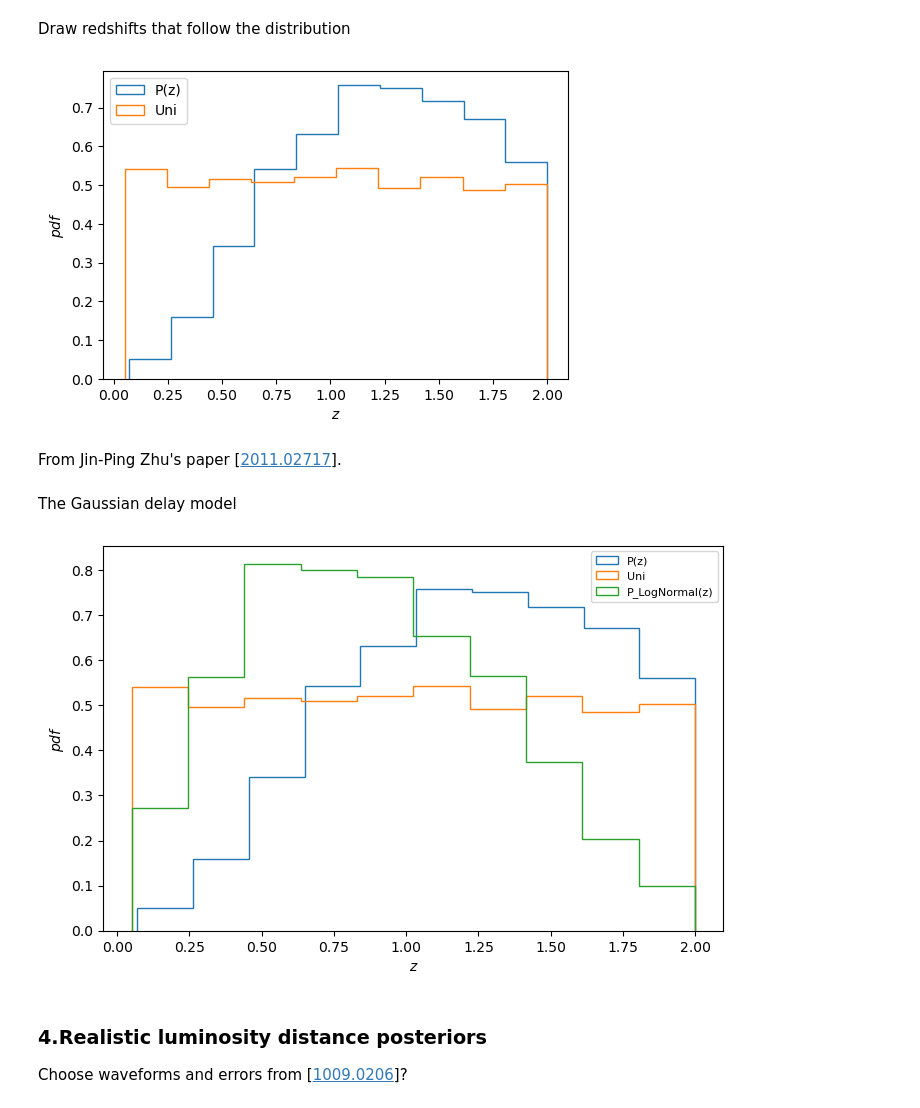
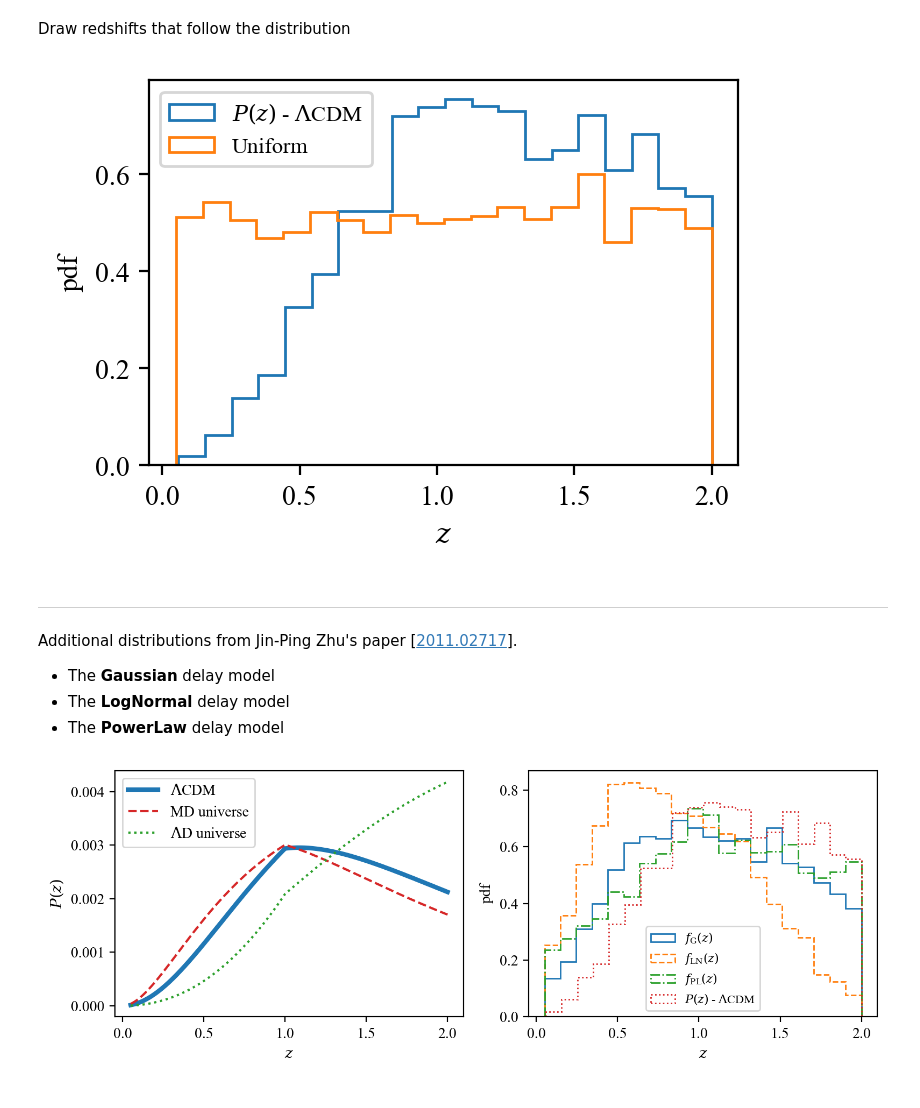
Before and after one commit to MariosNT/FRB_GW_association_cosmo, a Jupyter notebook: Notebooks/Realistic_sources/Realistic_sources.ipynb, the cells around one changed output. Saved outputs shown, nothing was run; the diff lists cells and outputs as text; code cells hidden in the pictures.

Commit message:
Update realistic sources code

```diff
--- a/Notebooks/Realistic_sources/Realistic_sources.ipynb
+++ b/Notebooks/Realistic_sources/Realistic_sources.ipynb
@@ -20,3 +22,9 @@ from cosmo_support import *
+# %%
+## Plotting
+plt.rcParams['font.family'] ='Times New Roman'
+plt.rcParams['mathtext.fontset'] = 'dejavuserif'
+# %%
+SAVE_FIG = True
 # %% [markdown]
 -------------------------------------
 # %% [markdown]
@@ -64,5 +66,5 @@ $$
 # %%
-redshift_array = np.linspace(0.05, 2, 100)
+redshift_array = np.linspace(0.05, 2, 500)
 # %%
 def Distribution_redshift(z, H0, Omega_m):
     Dc_squared = D_comoving(z, H0, Omega_m)**2
@@ -92,23 +98,29 @@ Pz_array = np.random.choice(redshift_array, size=5000, replace=True,\
                             p=Distribution_redshift(redshift_array, HUBBLE, OMEGA_MATTER))
 Uniform_z_array = np.random.choice(redshift_array, size=5000, replace=True)
 # %%
-fig = plt.figure(figsize=(6,4))
+fig = plt.figure(figsize=(3.8, 2.5), dpi=200)
 ax1 = fig.add_subplot(111)
 
-ax1.hist(Pz_array, density=True, histtype='step', label='P(z)')
-ax1.hist(Uniform_z_array, density=True, histtype='step', label='Uni')
+NBins = 20
+
+ax1.hist(Pz_array, bins=NBins, density=True, histtype='step', label=r'$P(z)$ - $\Lambda$CDM')
+ax1.hist(Uniform_z_array, bins=NBins, density=True, histtype='step', label='Uniform')
 
 ax1.set_xlabel(r'$z$')
-ax1.set_ylabel(r'$pdf$')
-ax1.legend(loc='upper left', fontsize=10)
+ax1.set_ylabel('pdf')
+ax1.legend(loc='upper left', fontsize=8)
 
 plt.show()
 # %% [output]
-[figure, old version]
+[figure, new version]
-# %% [markdown]
-From Jin-Ping Zhu's paper [[2011.02717](https://arxiv.org/abs/2011.02717)].
-# %% [markdown]
-The Gaussian delay model
+# %% [markdown]
+-------------------------------------
+# %% [markdown]
+Additional distributions from Jin-Ping Zhu's paper [[2011.02717](https://arxiv.org/abs/2011.02717)].
+
+- The **Gaussian** delay model
+- The **LogNormal** delay model
+- The **PowerLaw** delay model
 # %%
 def Distribution_redshift_Gaussian(z, epi=-7.553):
     f=(1+z)**(3.879*epi)+((1+z)/73.5)**(-0.4901*epi)+((1+z)/3.672)**(-5.691*epi)+((1+z)/3.411)**(-11.46*epi)+((1+z)/3.546)**(-16.38*epi)+((1+z)/3.716)**(-20.66*epi)
@@ -135,23 +147,36 @@ Pz_LogNormal = np.random.choice(redshift_array, size=5000, replace=True,\
 Pz_power = np.random.choice(redshift_array, size=5000, replace=True,\
                             p=Distribution_redshift_Power(redshift_array))
 # %%
-fig = plt.figure(figsize=(8, 5))
-ax1 = fig.add_subplot(111)
+fig = plt.figure(figsize=(8, 3), dpi=200)
+ax1 = fig.add_subplot(121)
+ax2 = fig.add_subplot(122)
 
-ax1.hist(Pz_array, density=True, histtype='step', label='P(z)')
-ax1.hist(Uniform_z_array, density=True, histtype='step', label='Uni')
-# ax1.hist(Pz_gaussian, density=True, histtype='step', label='P_Gaussian(z)')
-ax1.hist(Pz_LogNormal, density=True, histtype='step', label='P_LogNormal(z)')
-# ax1.hist(Pz_power, density=True, histtype='step', label='P_power(z)')
+NBins = 20
 
+ax1.plot(redshift_array, Distribution_redshift(redshift_array, HUBBLE, OMEGA_MATTER), label=r'$\Lambda$CDM', c='tab:blue', lw=3)
+ax1.plot(redshift_array, Distribution_redshift(redshift_array, HUBBLE, 1), label='MD universe', c='tab:red', ls='--')
+ax1.plot(redshift_array, Distribution_redshift(redshift_array, HUBBLE, 0), label=r'$\Lambda$D universe', c='tab:green', ls=':')
+
+ax1.set_ylabel(r'$P(z)$')
 ax1.set_xlabel(r'$z$')
-ax1.set_ylabel(r'$pdf$')
-ax1.legend(fontsize=8)
+ax1.legend(loc='upper left', fontsize=10)
+
+ax2.hist(Pz_gaussian, bins=NBins, density=True, histtype='step', label=r'$f_{\rm G}(z)$', linestyle='-', lw=2)
+ax2.hist(Pz_LogNormal, bins=NBins, density=True, histtype='step', label=r'$f_{\rm LN}(z)$', linestyle='--', lw=2)
+ax2.hist(Pz_power, bins=NBins, density=True, histtype='step', label=r'$f_{\rm PL}(z)$', linestyle='-.', lw=2)
+ax2.hist(Pz_array, bins=NBins, density=True, histtype='step', label=r'$P(z)$ - $\Lambda$CDM', linestyle=':', lw=4)
+
+ax2.set_xlabel(r'$z$')
+ax2.set_ylabel(r'pdf')
+ax2.legend(fontsize=8)
+
+plt.tight_layout()
+
+
+if SAVE_FIG:
+    plt.savefig("figures/merger_rate_summary_plot.png", dpi=200, bbox_inches='tight')
 
 plt.show()
+plt.close()
 # %% [output]
-[figure, old version]
+[figure, new version]
-# %% [markdown]
-### 4.Realistic luminosity distance posteriors
-
-Choose waveforms and errors from [[1009.0206](https://arxiv.org/abs/1009.0206)]?
```
Also changed, not shown: parts of 5 cells of this notebook, 2 other files.
